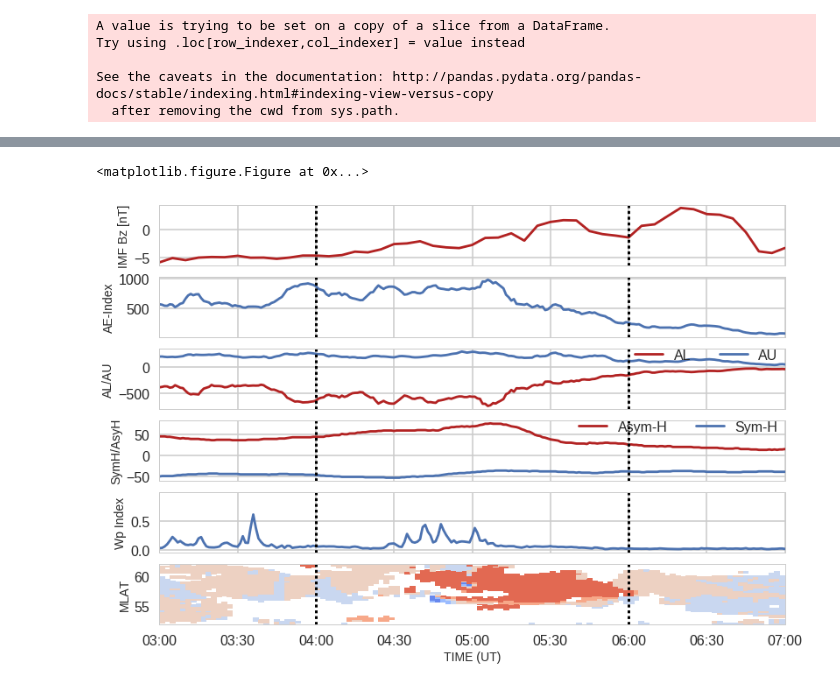
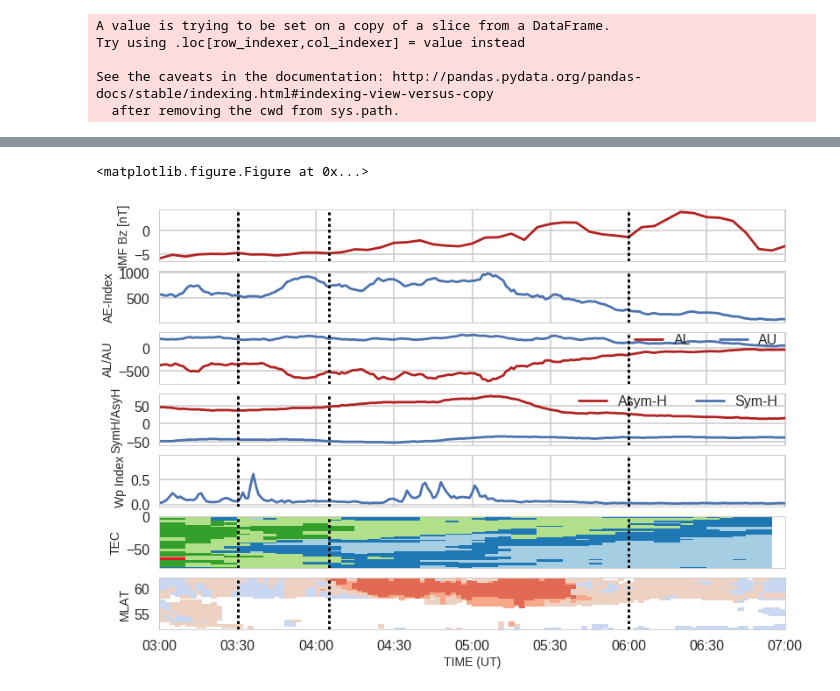
Before and after one commit to bharatreddy/scwsaps, a Jupyter notebook: ipy/gmag.ipynb, the cells around one changed output, grey strips where cells are left out. Drawn from its saved outputs; the diff is of its cells as text; code cells hidden in the pictures.

Commit message:
tec plots

```diff
--- a/ipy/gmag.ipynb
+++ b/ipy/gmag.ipynb
@@ -32,6 +33,10 @@ sapsMlatRange = [ 52., 62. ]#[ 56., 60. ]
 sapsVelCutoff = 50.
 sapsNpointsCutoff = 50 # per radar per beam
 velScale = [ -250, 250 ]
+# %%
+# TEC constants
+tecScale = [ 0, 10 ]
+trghLatRange = [ 50, 65 ]
 # %%
 # read from the feather file
 velsDF = feather.read_dataframe('../data/saps-' +\
@@ -101,3 +106,18 @@ symDF = pandas.DataFrame( {'date' : [ symasy[x].time for x in range(len(symasy))
                           'asyh' : [ symasy[x].asyh for x in range(len(symasy))],
                           'symd' : [ symasy[x].symd for x in range(len(symasy))],
                           'asyd' : [ symasy[x].asyd for x in range(len(symasy))] } )
+# %%
+# read TEC data from the feather file
+tecDF = feather.read_dataframe('../data/tec-mf-' +\
+                startDate.strftime("%Y%m%d") + '.feather')
+# Get the min loc of trough at diff MLONs
+trghLocsDF = tecDF[ (tecDF["med_tec"] <= 20.) &\
+                  (tecDF["Mlat"] >= trghLatRange[0]) &\
+                  (tecDF["Mlat"] <= trghLatRange[1]) ]
+trghLocsDF["time"] = [ date2num(x) for x in trghLocsDF["date"] ]
+trghMinDF = trghLocsDF[ ["time", "Mlon", "med_tec"]\
+                 ].groupby( [ "time", "Mlon" ]\
+                ).min().reset_index()
+trghMinDF["Mlon2"] = [x-360 if x>180 else x for x in trghMinDF["Mlon"] ]
+
+trghMinDF.head()
@@ -168,7 +200,7 @@ f.savefig( "../plots/gmag-" + startDate.strftime("%Y%m%d") + ".eps",bbox_inches=
 sns.set_style("whitegrid")
 sns.set_context("poster")
 f = plt.figure(figsize=(12, 8))
-f, axArr = plt.subplots(6, sharex=True)
+f, axArr = plt.subplots(7, sharex=True)
 axArr[0].plot(omnDF["date"].values, omnDF["Bz"].values, color='firebrick')
 axArr[1].plot(aeDF["date"].values, aeDF["ae"].values)
 axArr[2].plot(aeDF["date"].values, aeDF["al"].values, color='firebrick', label="AL")
@@ -176,7 +208,24 @@ axArr[2].plot(aeDF["date"].values, aeDF["au"].values, label="AU")
 axArr[3].plot(symDF["date"].values, symDF["asyh"].values, color='firebrick', label="Asym-H")
 axArr[3].plot(symDF["date"].values, symDF["symh"].values, label="Sym-H")
 axArr[4].plot(wpDF["date"].values, wpDF["Wp"].values, label="Sym-D")
-rtiPlot = axArr[5].pcolormesh(timeCntr, mlatCntr, vLosVals,\
+# TEC
+plotDF = trghMinDF[ ["time", "Mlon2",\
+                        "med_tec"] ].pivot( "time", "Mlon2" )
+
+timeValsTec = plotDF.index.values
+mlonValsTec = plotDF.columns.levels[1].values
+
+timeCntrTec, mlonCntrTec  = numpy.meshgrid( timeValsTec, mlonValsTec )
+# Mask the nan values! pcolormesh can't handle them well!
+tecVals = numpy.ma.masked_where(\
+                numpy.isnan(plotDF["med_tec"].values),\
+                plotDF["med_tec"].values)
+tecPlot = axArr[5].pcolormesh(timeCntrTec.T, mlonCntrTec.T , tecVals,\
+                        cmap=ListedColormap(sns.color_palette("Paired")),\
+                        vmin=tecScale[0],vmax=tecScale[1])
+
+# SD RTI
+rtiPlot = axArr[6].pcolormesh(timeCntr, mlatCntr, vLosVals,\
                         cmap=velSeaMap, vmin=velScale[0],\
                         vmax=velScale[1])
 
@@ -187,33 +236,34 @@ axArr[1].set_ylabel("AE-Index", fontsize=14)
 axArr[2].set_ylabel("AL/AU", fontsize=14)
 axArr[3].set_ylabel("SymH/AsyH", fontsize=14)
 axArr[4].set_ylabel("Wp Index", fontsize=14)
-axArr[5].set_ylabel("MLAT", fontsize=14)
+axArr[5].set_ylabel("TEC", fontsize=14)
+axArr[6].set_ylabel("MLAT", fontsize=14)
 # x-label
 axArr[-1].set_xlabel("TIME (UT)", fontsize=14)
 
 # format the axes
 axArr[-1].set_ylim( sapsMlatRange )
 
 # set y limits
-# axArr[1].set_ylim( [0, 1000] )
+axArr[5].set_ylim( [ -80, -40 ] )
 # if startDate.strftime("%Y%m%d") == "20110516":
 #     axArr[2].set_ylim( [-600, 600] )
 # else:
 #     axArr[2].set_ylim( [-750, 750] )
 # axArr[3].set_ylim( [-60, 60] )
 
 # plot legend
 axArr[2].legend( bbox_to_anchor=(0., 1.02, 1., .102), loc=1, ncol=2, borderaxespad=0.1 )
 axArr[3].legend( bbox_to_anchor=(0., 1.02, 1., .102), loc=1, ncol=2, borderaxespad=0.1 )
 
 # plot vertical lines
 for sd in selDtList:
     for axx in axArr:
         axx.get_xaxis().set_major_formatter(DateFormatter('%H:%M'))
         axx.set_xlim( [startDate, endDate] )
         axx.axvline( x=sd, c='k', linestyle=":", linewidth=3. )
 
 f.savefig( "../plots/gmag-rti-" + startDate.strftime("%Y%m%d") + ".eps",bbox_inches='tight' )
 # %% [output]
 <matplotlib.figure.Figure at 0x...>
-[figure, old version]
+[figure, new version]
```
Also changed, not shown: parts of 4 cells of this notebook, 19 other files.
